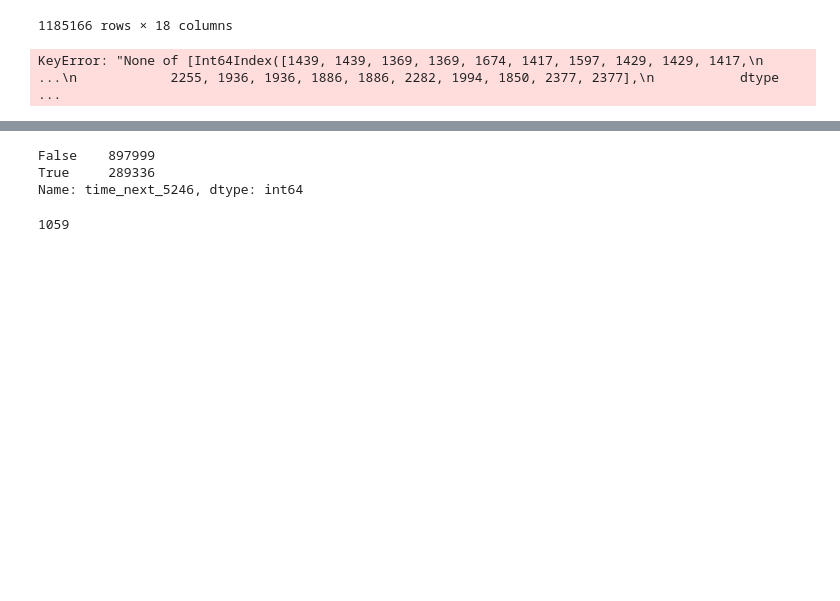
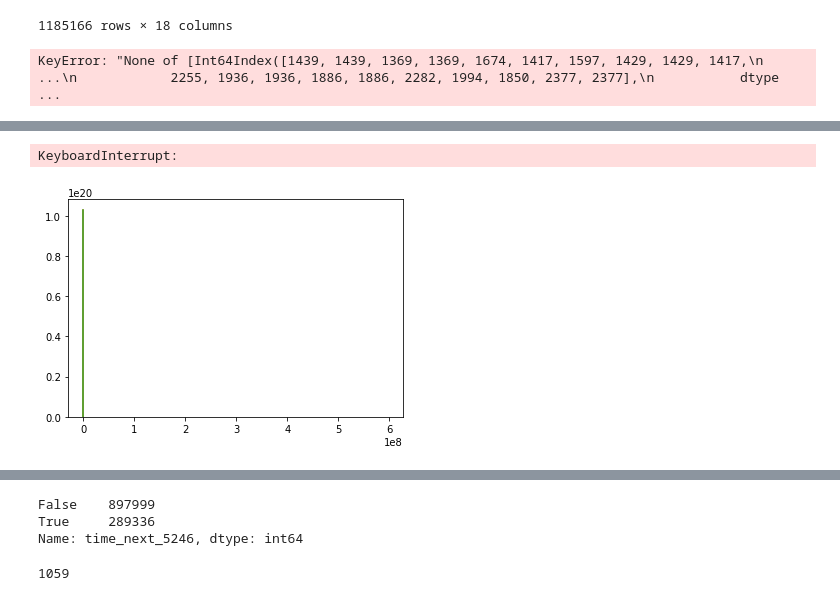
Before and after one commit to nss-data-science-cohort-5/big_g_express-roll_on_eighteen_wheelers, a Jupyter notebook: notebook.ipynb, the cells around one changed output, grey strips where cells are left out. Saved outputs shown, nothing was run; the diff lists cells and outputs as text; code cells hidden in the pictures; blank space fills up the shorter version.

```diff
--- a/notebook.ipynb
+++ b/notebook.ipynb
@@ -105,3 +113 @@ jfaults
-# %%
-jfaults['difference_firstspn_5246'] = jfaults['difference_firstspn_5246'].dt.total_seconds()
 # %%
@@ -131,0 +132,2 @@ TypeError: The DTypes <class 'numpy.dtype[float64]'> and <class 'numpy.dtype[tim
+# %%
+jfaults_NoNa['difference_firstspn_5246'] = pd.to_numeric(jfaults_NoNa['difference_firstspn_5246'])
@@ -131,0 +163,37 @@ TypeError: The DTypes <class 'numpy.dtype[float64]'> and <class 'numpy.dtype[tim
+# %%
+# plot distribution without log transformation
+# size is sample size
+# y will be the values to be counted
+
+#use spn_111 as a test
+#step_1 define the dataframe by spn.
+
+#throwing out greater than 1 year or whatever
+#spn_111 = spn_111.loc[spn_111.difference_firstspn_5246 < 31536000]
+#find sample size
+size = spn_111.shape[0]
+spn_1569 = jfaults_NoNa.loc[jfaults_NoNa.spn== 1569, :]
+x = np.linspace(0, spn_1569['difference_firstspn_5246'].max(), 1000)
+y = spn_1569['difference_firstspn_5246']
+
+
+plt.hist(y,
+        bins = 50)
+# List the distributions to be fitted
+#dist_names = ['alpha', 'beta', 'expon', 'gamma', 'norm', 'rayleigh']
+
+# Fit the distributions to the data and plot their probability density functions
+for dist_name in dist_names:
+    dist = getattr(scipy.stats, 'weibull_min')
+    param = dist.fit(y)
+    pdf_fitted = dist.pdf(x, *param[:-2], loc=param[-2], scale=param[-1])*size
+    plt.plot(pdf_fitted, label=dist_name)
+    #plt.xlim(0,1000000)
+plt.legend(loc='upper right')
+plt.title('Time to 5246 Distribution')
+plt.xlabel("Failure Time")
+plt.ylabel("Frequency")
+plt.show()
+# %% [output]
+KeyboardInterrupt:
+[figure, added]
```
Also changed, not shown: parts of 10 cells of this notebook.
